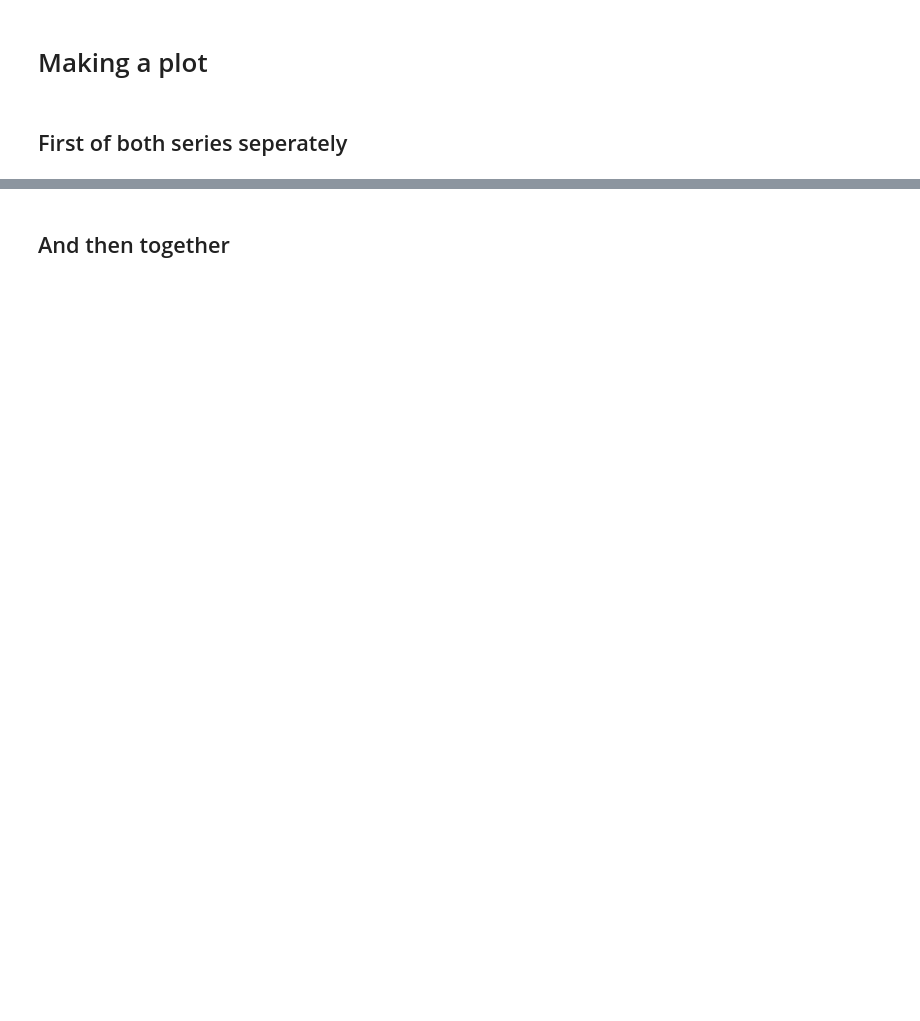
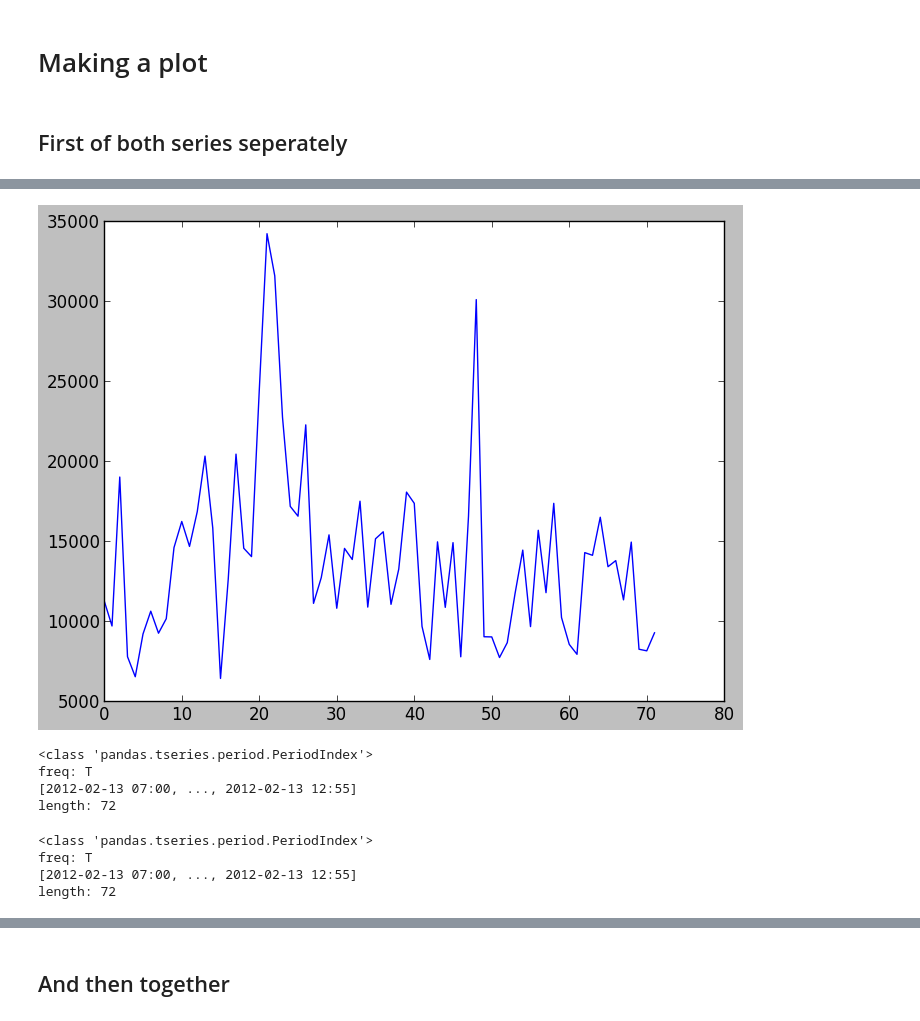
Before and after one commit to gridl/scipy_notebooks, a Jupyter notebook: bug_plot-two-timeseries.ipynb, the cells around one changed output, grey strips where cells are left out. Cells and saved outputs as stored; diff of their text form; code cells hidden in the pictures; blank space fills up the shorter version.

```diff
--- a/bug_plot-two-timeseries.ipynb
+++ b/bug_plot-two-timeseries.ipynb
@@ -111,0 +188,3 @@ df2 = pd.Series(d2)
+# %%
+df1_2 = df1.copy()
+df1_2.index = df1_2.index.to_period(freq='T')
@@ -111,0 +197,20 @@ df2 = pd.Series(d2)
+# %%
+fig, ax = plt.subplots()
+ax.plot(df1_2)
+display(fig)
+# %% [output]
+[figure, added]
+# %%
+df1.index.to_period(freq='T')
+# %% [output]
+<class 'pandas.tseries.period.PeriodIndex'>
+freq: T
+[2012-02-13 07:00, ..., 2012-02-13 12:55]
+length: 72
+# %%
+pd.PeriodIndex(df1.index.values, freq='T')
+# %% [output]
+<class 'pandas.tseries.period.PeriodIndex'>
+freq: T
+[2012-02-13 07:00, ..., 2012-02-13 12:55]
+length: 72
```
Also changed, not shown: parts of 23 cells of this notebook.
